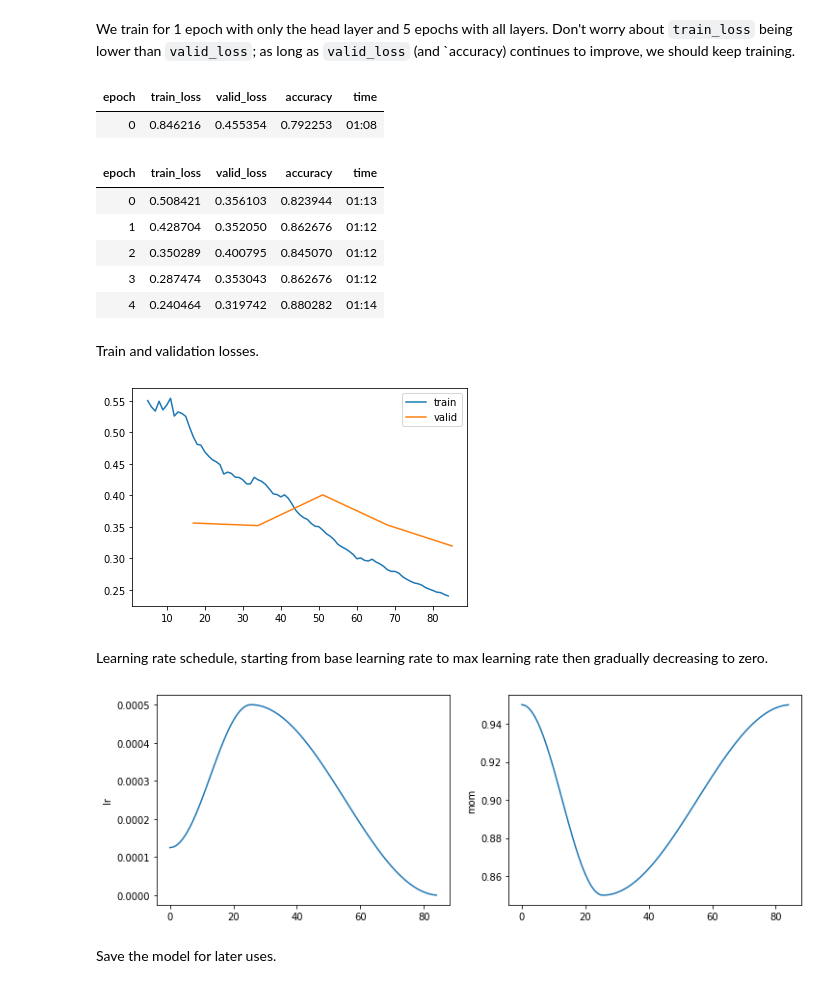
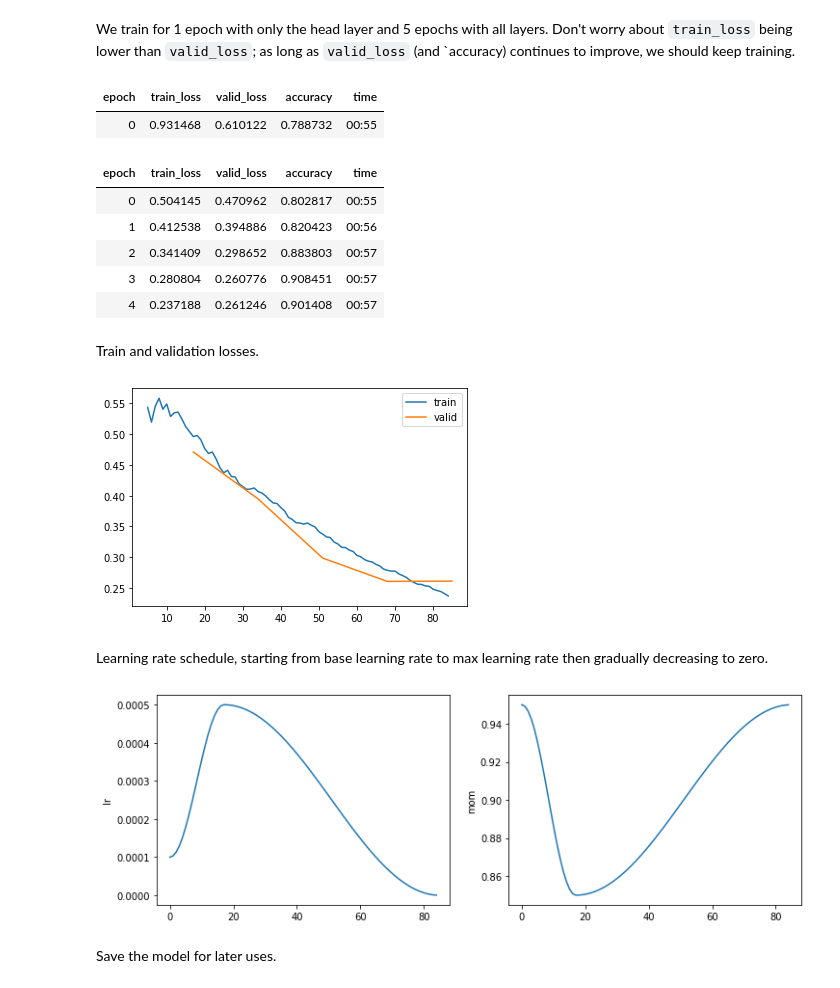
Before and after one commit to cstorm125/choco-raisin, a Jupyter notebook: notebooks/train_image_classification.ipynb, the cells around one changed output. Cells and saved outputs as stored; diff of their text form; code cells hidden in the pictures.

```diff
--- a/notebooks/train_image_classification.ipynb
+++ b/notebooks/train_image_classification.ipynb
@@ -80,7 +80,7 @@ We use `resnet34` to train the model with validation accuracy as the metric.
 # %%
 learn = cnn_learner(dls,
                     resnet34,
-                    metrics=[accuracy])
+                    metrics=[accuracy]).to_fp16()
 # %% [markdown]
 We find that `1e-3` seems like a good base learning rate for 1cycle policy.
 # %%
@@ -94,32 +94,32 @@ We train for 1 epoch with only the head layer and 5 epochs with all layers. Don'
 # %%
 learn.fine_tune(epochs=5,
           base_lr=1e-3, #base lr; when unfrozen base_lr/2
           freeze_epochs=1, #how many epochs to train frozen
           lr_mult=100, #train feature extractor with base_lr/lr_mult
-          pct_start=0.3, #start decreasing lr at
-          div=4.0, #max lr = base_lr * div
+          pct_start=0.2, #start decreasing lr at
+          div=5.0, #max lr = base_lr * div
           )
 # %% [output]
 | epoch | train_loss | valid_loss | accuracy | time |
-| 0 | 0.846216 | 0.455354 | 0.792253 | 01:08 |
+| 0 | 0.931468 | 0.610122 | 0.788732 | 00:55 |
 | epoch | train_loss | valid_loss | accuracy | time |
-| 0 | 0.508421 | 0.356103 | 0.823944 | 01:13 |
-| 1 | 0.428704 | 0.352050 | 0.862676 | 01:12 |
-| 2 | 0.350289 | 0.400795 | 0.845070 | 01:12 |
-| 3 | 0.287474 | 0.353043 | 0.862676 | 01:12 |
-| 4 | 0.240464 | 0.319742 | 0.880282 | 01:14 |
+| 0 | 0.504145 | 0.470962 | 0.802817 | 00:55 |
+| 1 | 0.412538 | 0.394886 | 0.820423 | 00:56 |
+| 2 | 0.341409 | 0.298652 | 0.883803 | 00:57 |
+| 3 | 0.280804 | 0.260776 | 0.908451 | 00:57 |
+| 4 | 0.237188 | 0.261246 | 0.901408 | 00:57 |
 # %% [markdown]
 Train and validation losses.
 # %%
 learn.recorder.plot_loss()
 # %% [output]
-[figure, old version]
+[figure, new version]
 # %% [markdown]
 Learning rate schedule, starting from base learning rate to max learning rate then gradually decreasing to zero.
 # %%
 learn.recorder.plot_sched()
 # %% [output]
-[figure, old version]
+[figure, new version]
 # %% [markdown]
 Save the model for later uses.
 # %%
```
Also changed, not shown: parts of 33 cells of this notebook.
